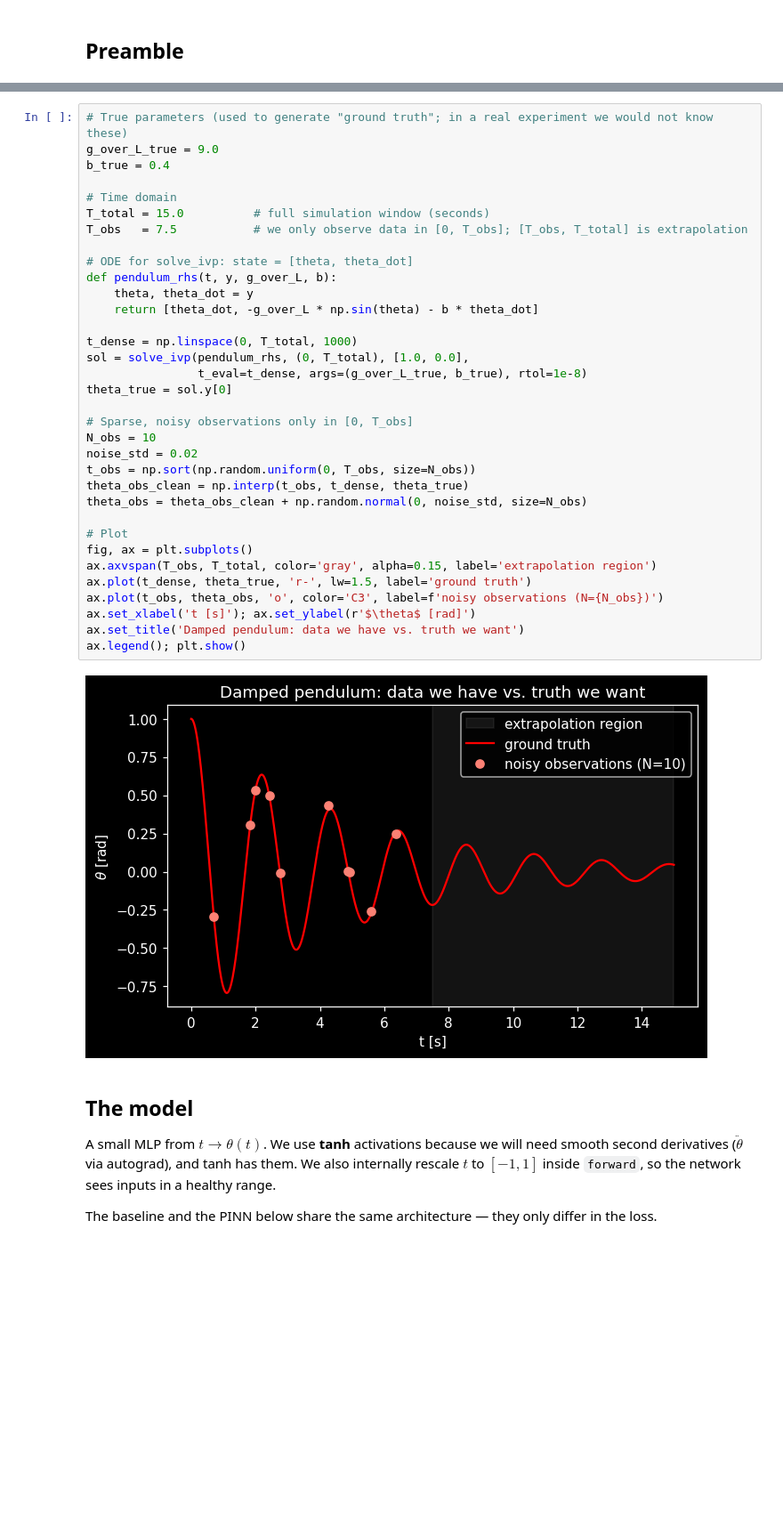
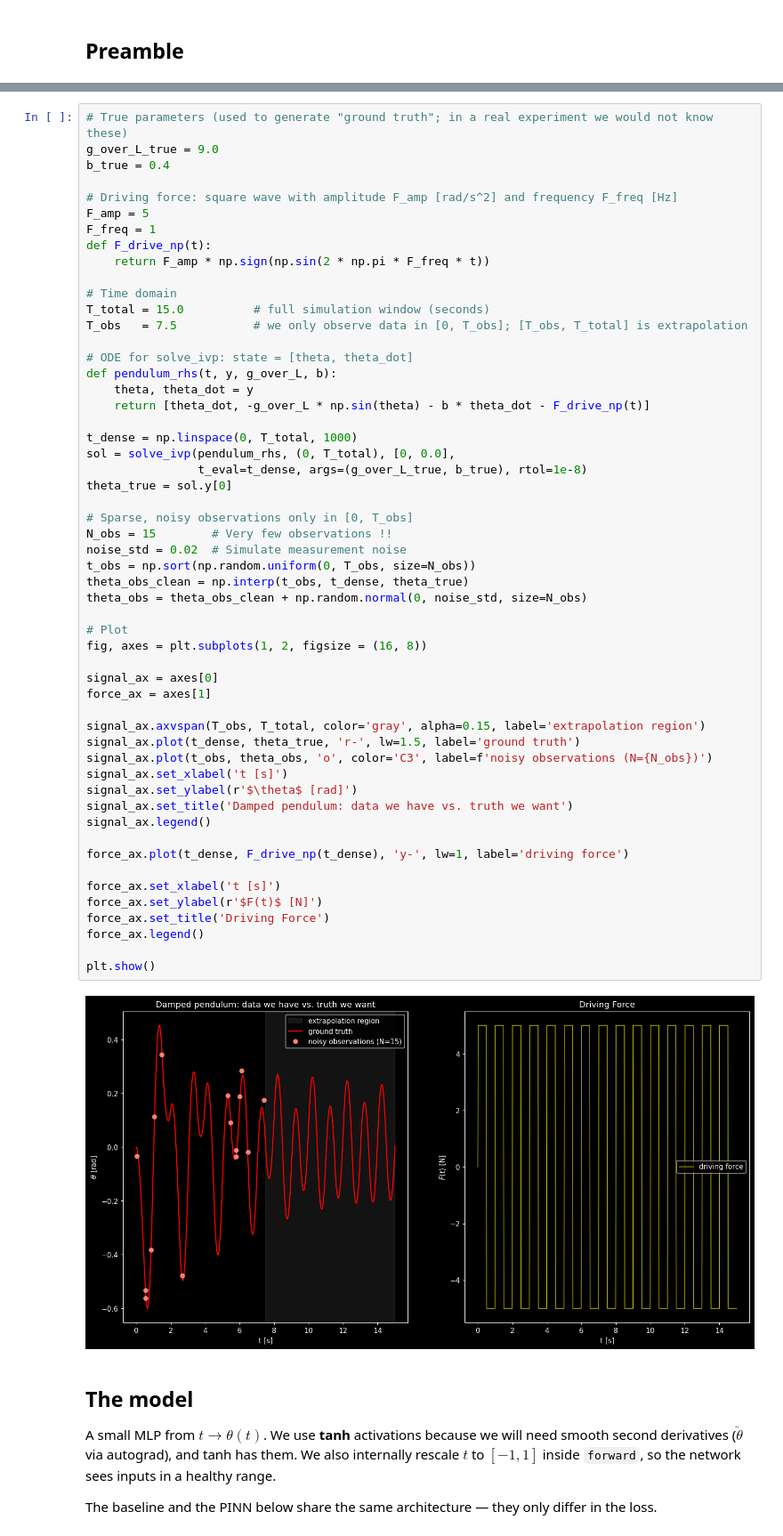
Before and after one commit to WeizmannMLcourse/MLCourse_2026, a Jupyter notebook: Tutorial7_PIML/piml_pendulum.ipynb, the cells around one changed output, grey strips where cells are left out. Shown at 89% size. Cells and saved outputs as stored; diff of their text form; blank space fills up the shorter version.

```diff
--- a/Tutorial7_PIML/piml_pendulum.ipynb
+++ b/Tutorial7_PIML/piml_pendulum.ipynb
@@ -46,39 +138,59 @@ We pick this because it is intuitive (a swing slowing down) and nonlinear (the $
 # %%
 # True parameters (used to generate "ground truth"; in a real experiment we would not know these)
 g_over_L_true = 9.0
 b_true = 0.4
+
+# Driving force: square wave with amplitude F_amp [rad/s^2] and frequency F_freq [Hz]
+F_amp = 5
+F_freq = 1
+def F_drive_np(t):
+    return F_amp * np.sign(np.sin(2 * np.pi * F_freq * t))
 
 # Time domain
 T_total = 15.0          # full simulation window (seconds)
 T_obs   = 7.5           # we only observe data in [0, T_obs]; [T_obs, T_total] is extrapolation
 
 # ODE for solve_ivp: state = [theta, theta_dot]
 def pendulum_rhs(t, y, g_over_L, b):
     theta, theta_dot = y
-    return [theta_dot, -g_over_L * np.sin(theta) - b * theta_dot]
+    return [theta_dot, -g_over_L * np.sin(theta) - b * theta_dot - F_drive_np(t)]
 
 t_dense = np.linspace(0, T_total, 1000)
-sol = solve_ivp(pendulum_rhs, (0, T_total), [1.0, 0.0],
+sol = solve_ivp(pendulum_rhs, (0, T_total), [0, 0.0],
                 t_eval=t_dense, args=(g_over_L_true, b_true), rtol=1e-8)
 theta_true = sol.y[0]
 
 # Sparse, noisy observations only in [0, T_obs]
-N_obs = 10
-noise_std = 0.02
+N_obs = 15        # Very few observations !!
+noise_std = 0.02  # Simulate measurement noise
 t_obs = np.sort(np.random.uniform(0, T_obs, size=N_obs))
 theta_obs_clean = np.interp(t_obs, t_dense, theta_true)
 theta_obs = theta_obs_clean + np.random.normal(0, noise_std, size=N_obs)
 
 # Plot
-fig, ax = plt.subplots()
-ax.axvspan(T_obs, T_total, color='gray', alpha=0.15, label='extrapolation region')
-ax.plot(t_dense, theta_true, 'r-', lw=1.5, label='ground truth')
-ax.plot(t_obs, theta_obs, 'o', color='C3', label=f'noisy observations (N={N_obs})')
-ax.set_xlabel('t [s]'); ax.set_ylabel(r'$\theta$ [rad]')
-ax.set_title('Damped pendulum: data we have vs. truth we want')
-ax.legend(); plt.show()
+fig, axes = plt.subplots(1, 2, figsize = (16, 8))
+
+signal_ax = axes[0]
+force_ax = axes[1]
+
+signal_ax.axvspan(T_obs, T_total, color='gray', alpha=0.15, label='extrapolation region')
+signal_ax.plot(t_dense, theta_true, 'r-', lw=1.5, label='ground truth')
+signal_ax.plot(t_obs, theta_obs, 'o', color='C3', label=f'noisy observations (N={N_obs})')
+signal_ax.set_xlabel('t [s]')
+signal_ax.set_ylabel(r'$\theta$ [rad]')
+signal_ax.set_title('Damped pendulum: data we have vs. truth we want')
+signal_ax.legend()
+
+force_ax.plot(t_dense, F_drive_np(t_dense), 'y-', lw=1, label='driving force')
+
+force_ax.set_xlabel('t [s]')
+force_ax.set_ylabel(r'$F(t)$ [N]')
+force_ax.set_title('Driving Force')
+force_ax.legend()
+
+plt.show()
 # %% [output]
-[figure, old version]
+[figure, new version]
 # %% [markdown]
 ## The model
 
```
Also changed, not shown: parts of 23 cells of this notebook, 3 other files.
